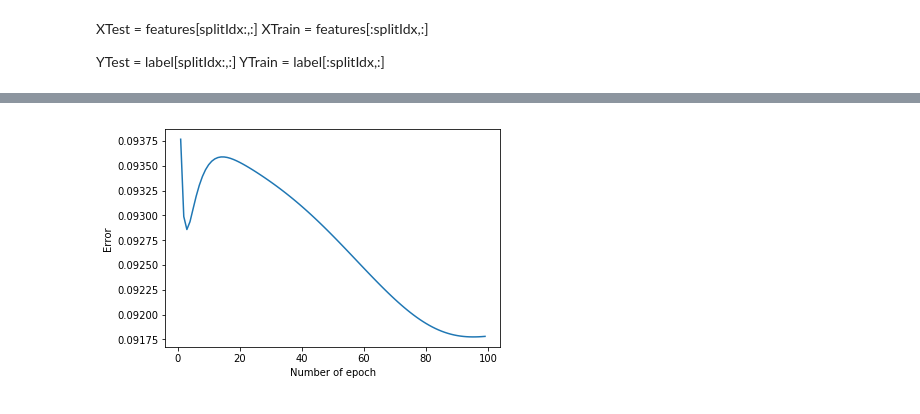
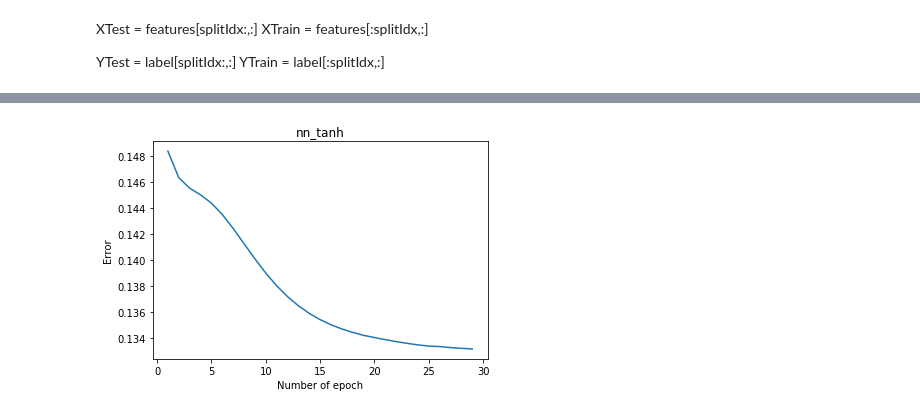
Before and after one commit to arxitekton/DL, a Jupyter notebook: final_project_v4_softmax.ipynb, the cells around one changed output, grey strips where cells are left out. Saved outputs shown, nothing was run; the diff lists cells and outputs as text; code cells hidden in the pictures.

```diff
--- a/final_project_v4_softmax.ipynb
+++ b/final_project_v4_softmax.ipynb
@@ -239,7 +214,7 @@ class NN:
 
 
     def feedFwd(self, features):
-        ai = features
+        ai = features.copy()
         ah1 = tanh(np.dot(ai, self.wih1) + self.bh1)
         ah2 = relu(np.dot(ah1, self.wh1h2) + self.bh2)
         ao = softmax(np.dot(ah2, self.wout) + np.dot(ai, self.wres) + self.bo)
@@ -250,19 +225,19 @@ class NN:
     def backProp(self, ai, ah1, ah2, ao, y, batchSize=1):
 
         delOut = d_cross_entropy(ao, y)
-        delHidden2 = np.dot(delOut, self.wout.T) * d_relu(ah2)
-        delHidden1 = np.dot(delHidden2, self.wh1h2.T) * d_tanh(ah1)
+        delHidden2 = delOut.dot(self.wout.T) * d_relu(ah2)
+        delHidden1 = delHidden2.dot(self.wh1h2.T) * d_tanh(ah1)
 
-        self.wout -= self.alpha * np.dot(ah2.T, delOut)/batchSize
-        self.wres -= self.alpha * np.dot(ai.T, delOut)/batchSize
-        self.wh1h2 -= self.alpha * np.dot(ah1.T, delHidden2)/batchSize
-        self.wih1 -= self.alpha * np.dot(ai.T, delHidden1)/batchSize
+        self.wout -= self.alpha * ah2.T.dot(delOut)/batchSize
+        self.wres -= self.alpha * ai.T.dot(delOut)/batchSize
+        self.wh1h2 -= self.alpha * ah1.T.dot(delHidden2)/batchSize
+        self.wih1 -= self.alpha * ai.T.dot(delHidden1)/batchSize
 
         self.bo -= self.alpha * np.sum(delOut, axis=0)/batchSize
         self.bh2 -= self.alpha * np.sum(delHidden2, axis=0)/batchSize
         self.bh1 -= self.alpha * np.sum(delHidden1, axis=0)/batchSize
 
-    def fit(self, X, y, batchSize=1, alpha=0.001):
+    def fit(self, X, y, batchSize=1, alpha=0.1):
         self.alpha = alpha
         ai, ah1, ah2, ao = self.feedFwd(X)
         self.out_error = cross_entropy(ao, y)
@@ -272,9 +247,9 @@ class NN:
         ai, ah1, ah2, ao = self.feedFwd(X)
         return ao
 # %%
-def accuracy_metric(y, pred):
-    actual = y.copy()
-    predicted = pred.copy()
+def accuracy_metric(YTest, y_pred):
+    actual = y_pred.copy()
+    predicted = YTest.copy()
     actual = np.argmax(actual, axis=1)
     predicted = np.argmax(predicted, axis=1)
 
@@ -303,14 +278,14 @@ def train(model, X, Y, iteration=1000, alpha=0.001, batchSize=1, beta=0.099, dec
             # calculate a forwasd pass through the network
             ai, ah1, ah2, ao = model.feedFwd(XminiBatch)
 
-            #acc = accuracy_metric(ao, YminiBatch)
-
             # calculate mean squared error
             error = 0.5 * np.sum((YminiBatch - ao) ** 2) / batchSize
             # print error
 
             # backprop and update weights
             model.backProp(ai, ah1, ah2, ao, YminiBatch, batchSize=1)
+            y_pred = model.predict(XTest)
+            acc = accuracy_metric(y_pred, YTest)
 
         # after every 50 iteration decrease momentum and learning rate
         # decreasing momentum helps reduce the chances of overshooting a convergence point
@@ -321,14 +296,14 @@ def train(model, X, Y, iteration=1000, alpha=0.001, batchSize=1, beta=0.099, dec
             # Store error for ploting graph
             errorTimeline.append(error)
             epochList.append(epoch)
-            #accur.append(acc)
+            accur.append(acc)
             print('Epoch :', epoch, ', Error :', error, ', alpha :', model.alpha)
 
     return epochList, errorTimeline, accur
 # %%
 model = NN(ni=XTrain.shape[1], nh1=35, nh2=35, no=YTrain.shape[1])
 # %%
-iteration = 100
+iteration = 30
 alpha = 0.001
 batch_size = 20
 # %%
@@ -354,9 +329,9 @@ Epoch : 99 , Error : 0.09178132631140958 , alpha : 0.0008760232944148677
 # %%
 #plot graph
+plt.title('nn_tanh')
 plt.plot(epochList, error_list)
-#plt.plot(epochList, accuracy_list)
 plt.xlabel('Number of epoch')
 plt.ylabel('Error')
 plt.savefig('loss-function_softmax.png')
 # %% [output]
-[figure, old version]
+[figure, new version]
```
Also changed, not shown: parts of 21 cells of this notebook, 3 other files.
